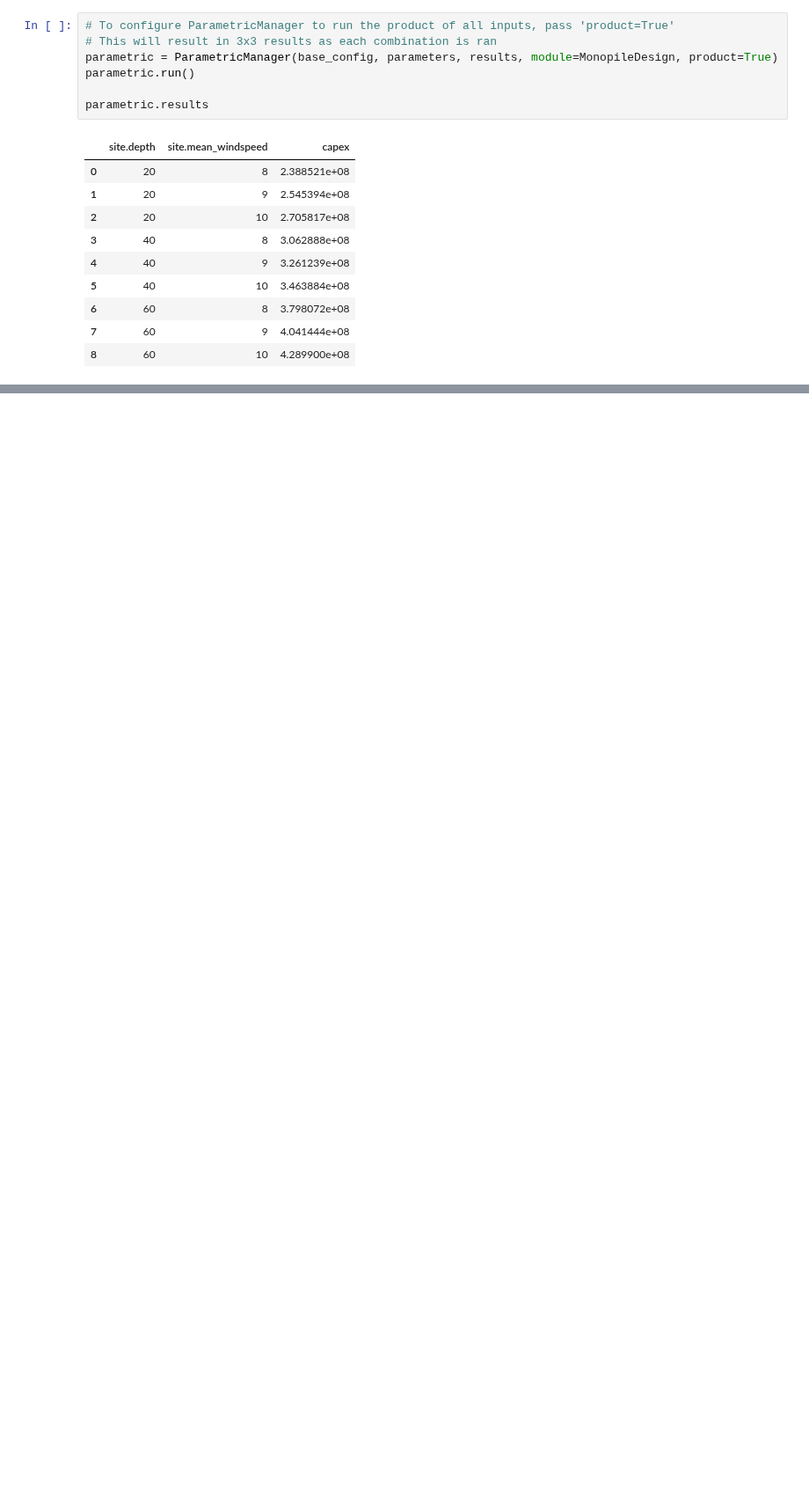
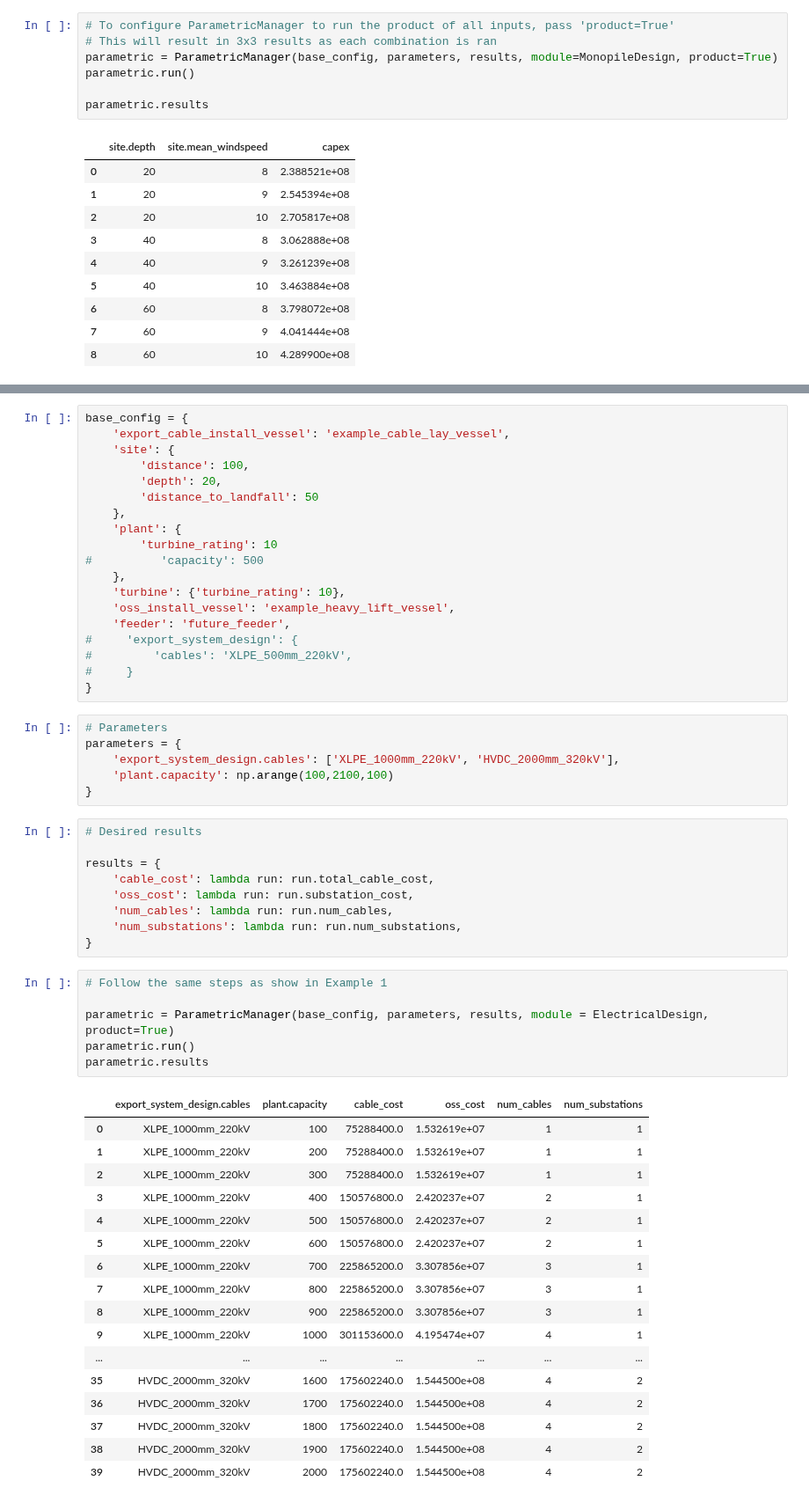
Before and after one commit to WISDEM/ORBIT, a Jupyter notebook: examples/Example - Parametric Manager.ipynb, the cells around one changed output, grey strips where cells are left out. Shown at 88% size. Drawn from its saved outputs; the diff is of its cells as text; blank space fills up the shorter version.

Commit message:
Added HVAC/DC example to Example - Parametric Manager

```diff
--- a/examples/Example - Parametric Manager.ipynb
+++ b/examples/Example - Parametric Manager.ipynb
@@ -123,0 +152,58 @@ parametric.preview()
+# %%
+base_config = {
+    'export_cable_install_vessel': 'example_cable_lay_vessel',
+    'site': {
+        'distance': 100,
+        'depth': 20,
+        'distance_to_landfall': 50
+    },
+    'plant': {
+        'turbine_rating': 10
+#          'capacity': 500
+    },
+    'turbine': {'turbine_rating': 10},
+    'oss_install_vessel': 'example_heavy_lift_vessel',
+    'feeder': 'future_feeder',
+#     'export_system_design': {
+#         'cables': 'XLPE_500mm_220kV',
+#     }
+}
+# %%
+# Parameters
+parameters = {
+    'export_system_design.cables': ['XLPE_1000mm_220kV', 'HVDC_2000mm_320kV'],
+    'plant.capacity': np.arange(100,2100,100)
+}
+# %%
+# Desired results
+
+results = {
+    'cable_cost': lambda run: run.total_cable_cost,
+    'oss_cost': lambda run: run.substation_cost,
+    'num_cables': lambda run: run.num_cables,
+    'num_substations': lambda run: run.num_substations,
+}
+# %%
+# Follow the same steps as show in Example 1
+
+parametric = ParametricManager(base_config, parameters, results, module = ElectricalDesign, product=True)
+parametric.run()
+parametric.results
+# %% [output]
+|  | export_system_design.cables | plant.capacity | cable_cost | oss_cost | num_cables | num_substations |
+| 0 | XLPE_1000mm_220kV | 100 | 75288400.0 | 1.532619e+07 | 1 | 1 |
+| 1 | XLPE_1000mm_220kV | 200 | 75288400.0 | 1.532619e+07 | 1 | 1 |
+| 2 | XLPE_1000mm_220kV | 300 | 75288400.0 | 1.532619e+07 | 1 | 1 |
+| 3 | XLPE_1000mm_220kV | 400 | 150576800.0 | 2.420237e+07 | 2 | 1 |
+| 4 | XLPE_1000mm_220kV | 500 | 150576800.0 | 2.420237e+07 | 2 | 1 |
+| 5 | XLPE_1000mm_220kV | 600 | 150576800.0 | 2.420237e+07 | 2 | 1 |
+| 6 | XLPE_1000mm_220kV | 700 | 225865200.0 | 3.307856e+07 | 3 | 1 |
+| 7 | XLPE_1000mm_220kV | 800 | 225865200.0 | 3.307856e+07 | 3 | 1 |
+| 8 | XLPE_1000mm_220kV | 900 | 225865200.0 | 3.307856e+07 | 3 | 1 |
+| 9 | XLPE_1000mm_220kV | 1000 | 301153600.0 | 4.195474e+07 | 4 | 1 |
+| ... | ... | ... | ... | ... | ... | ... |
+| 35 | HVDC_2000mm_320kV | 1600 | 175602240.0 | 1.544500e+08 | 4 | 2 |
+| 36 | HVDC_2000mm_320kV | 1700 | 175602240.0 | 1.544500e+08 | 4 | 2 |
+| 37 | HVDC_2000mm_320kV | 1800 | 175602240.0 | 1.544500e+08 | 4 | 2 |
+| 38 | HVDC_2000mm_320kV | 1900 | 175602240.0 | 1.544500e+08 | 4 | 2 |
+| 39 | HVDC_2000mm_320kV | 2000 | 175602240.0 | 1.544500e+08 | 4 | 2 |
```
Also changed, not shown: parts of 6 cells of this notebook.
